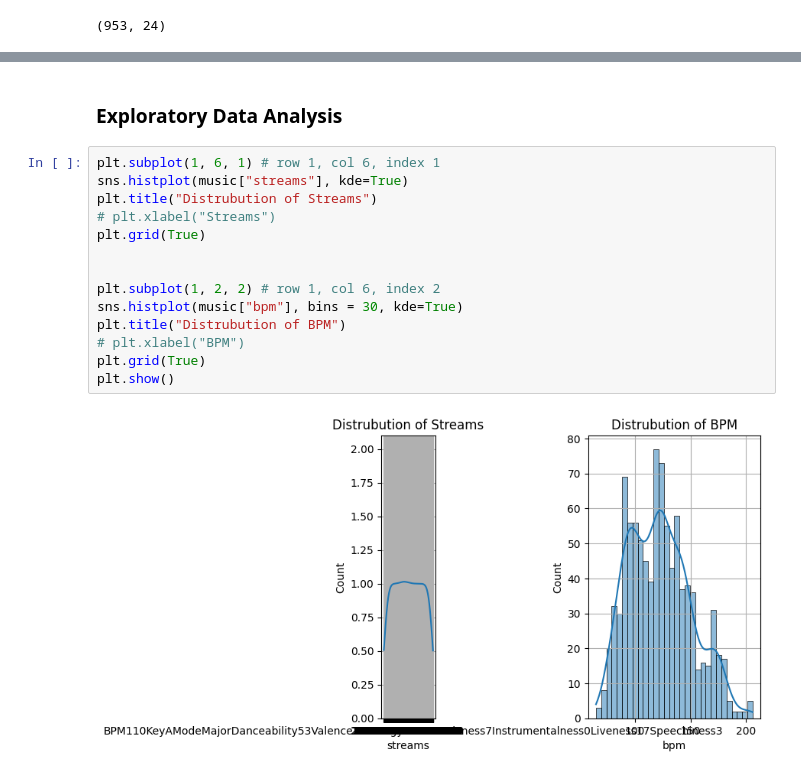
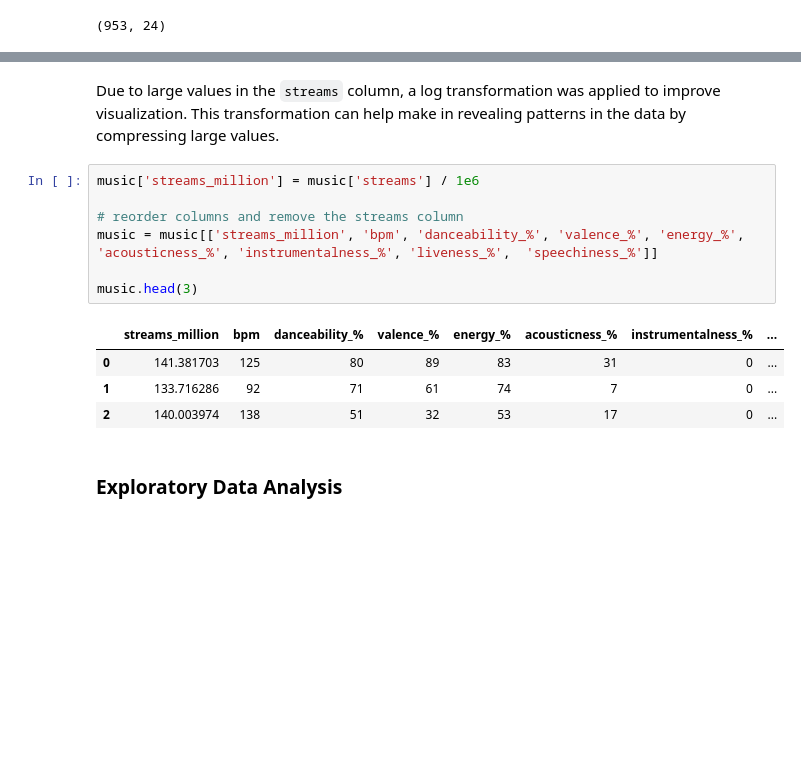
Before and after one commit to svnxxa/music-streamed-analysis, a Jupyter notebook: music_streamed_analysis.ipynb, the cells around one changed output, grey strips where cells are left out. Saved outputs shown, nothing was run; the diff lists cells and outputs as text; blank space fills up the shorter version.

```diff
--- a/music_streamed_analysis.ipynb
+++ b/music_streamed_analysis.ipynb
@@ -101,18 +131,16 @@ TypeError: unsupported operand type(s) for /: 'str' and 'float'
+# %% [markdown]
+Due to large values in the `streams` column, a log transformation was applied to improve visualization. This transformation can help make in revealing patterns in the data by compressing large values.
+# %%
+music['streams_million'] = music['streams'] / 1e6
+
+# reorder columns and remove the streams column
+music = music[['streams_million', 'bpm', 'danceability_%', 'valence_%', 'energy_%', 'acousticness_%', 'instrumentalness_%', 'liveness_%',  'speechiness_%']]
+
+music.head(3)
+# %% [output]
+|  | streams_million | bpm | danceability_% | valence_% | energy_% | acousticness_% | instrumentalness_% | ... |
+| 0 | 141.381703 | 125 | 80 | 89 | 83 | 31 | 0 | ... |
+| 1 | 133.716286 | 92 | 71 | 61 | 74 | 7 | 0 | ... |
+| 2 | 140.003974 | 138 | 51 | 32 | 53 | 17 | 0 | ... |
 # %% [markdown]
 ### Exploratory Data Analysis
-# %%
-plt.subplot(1, 6, 1) # row 1, col 6, index 1
-sns.histplot(music["streams"], kde=True)
-plt.title("Distrubution of Streams")
-# plt.xlabel("Streams")
-plt.grid(True)
-
-
-plt.subplot(1, 2, 2) # row 1, col 6, index 2
-sns.histplot(music["bpm"], bins = 30, kde=True)
-plt.title("Distrubution of BPM")
-# plt.xlabel("BPM")
-plt.grid(True)
-plt.show()
-# %% [output]
-[figure, removed]
```
Also changed, not shown: parts of 52 cells of this notebook.
